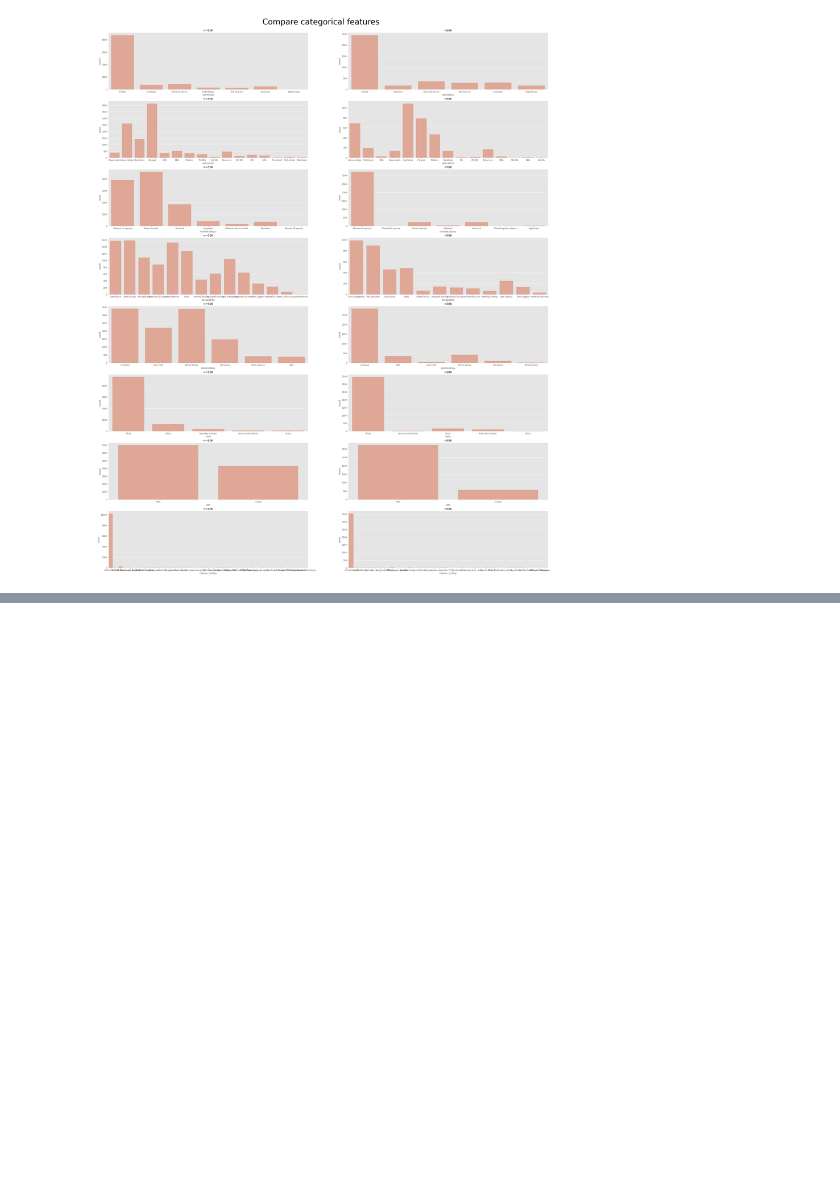
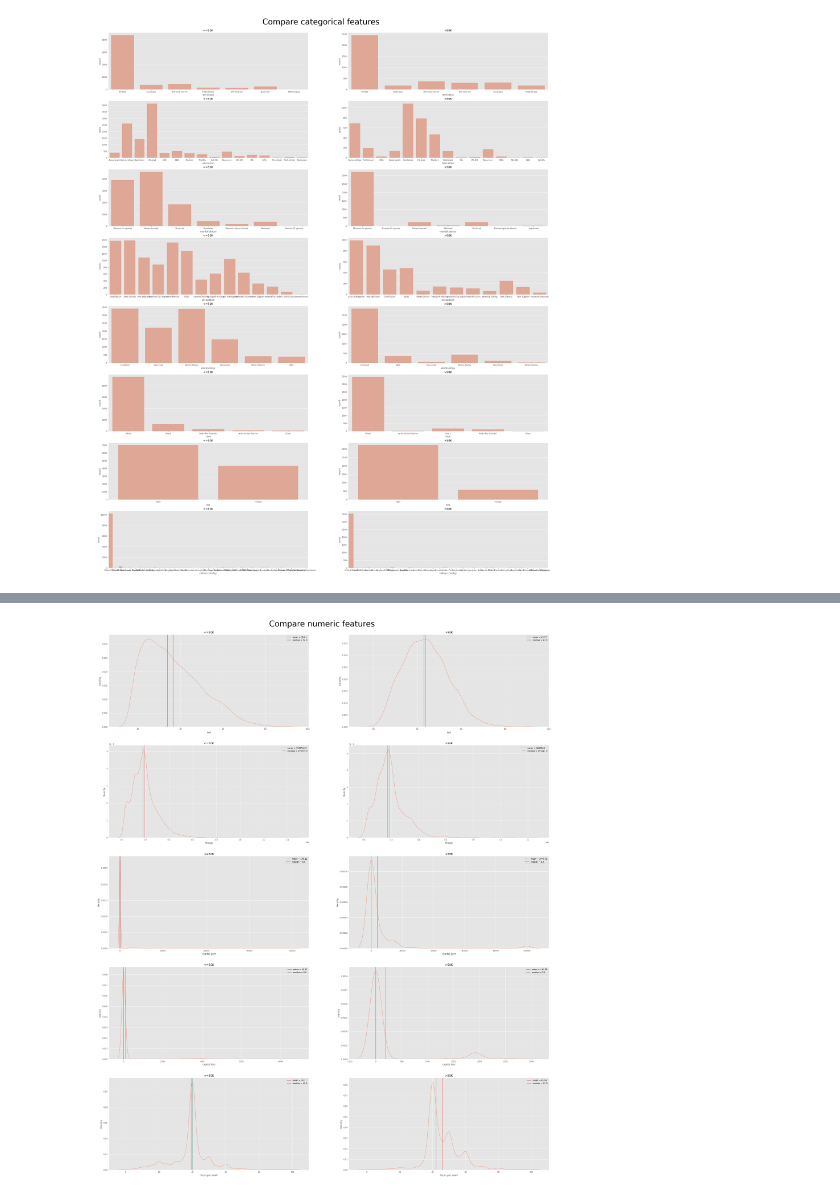
Before and after one commit to JJungEEun/dacon, a Jupyter notebook: 소득예측경진대회/소득예측경진대회.ipynb, the cells around one changed output, grey strips where cells are left out. Cells and saved outputs as stored; diff of their text form; code cells hidden in the pictures; blank space fills up the shorter version.

```diff
--- a/소득예측경진대회/소득예측경진대회.ipynb
+++ b/소득예측경진대회/소득예측경진대회.ipynb
@@ -175,0 +244,23 @@ train_numeric.head()
+# %%
+def visualize(axx, field, num):
+    line = train_numeric[train_numeric['target'] == field] #메소드에서 target 클래스 추춣
+    name = train_numeric[train_numeric['target'] == field][train_numeric.columns[num]].name #메소드에서 이름 추출
+    sns.kdeplot(x = line[train_numeric.columns[num]],  data = train_numeric, ax = axx, color='#eaa18a') #countplot을 이용하여 그래프를 그려줍니다.
+    axx.axvline(line.describe()[name]['mean'], c='#f55354', label = f"mean = {round(line.describe()[name]['mean'], 2)}") #mean 통계값을 표기해줍니다.
+    axx.axvline(line.describe()[name]['50%'], c='#518d7d', label = f"median = {round(line.describe()[name]['50%'], 2)}") #median 통계값을 표기해줍니다.
+    axx.legend()
+    axx.set_title(field)
+
+figure, ((ax1,ax2),(ax3,ax4), (ax5, ax6),(ax7, ax8), (ax9, ax10))  = plt.subplots(nrows=5, ncols=2) ##원하는 개수의 subplots 만들어주기
+figure.set_size_inches(40, 50) #(w,h)
+figure.suptitle('Compare numeric features', fontsize=40, y = 0.9)
+
+k = 0 # 피쳐 수
+j = 1 # 그래프 수
+while k<5:
+    for i in range(0,2):
+        visualize(eval(f'ax{j}'), train_numeric['target'].unique()[i], k)
+        j = j+1
+    k = k+1
+# %% [output]
+[figure, added]
```
Also changed, not shown: parts of 33 cells of this notebook.
